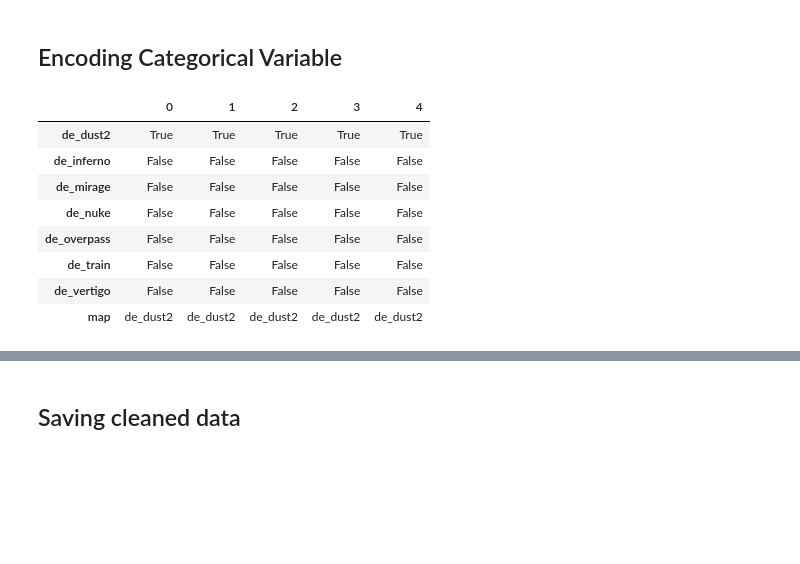
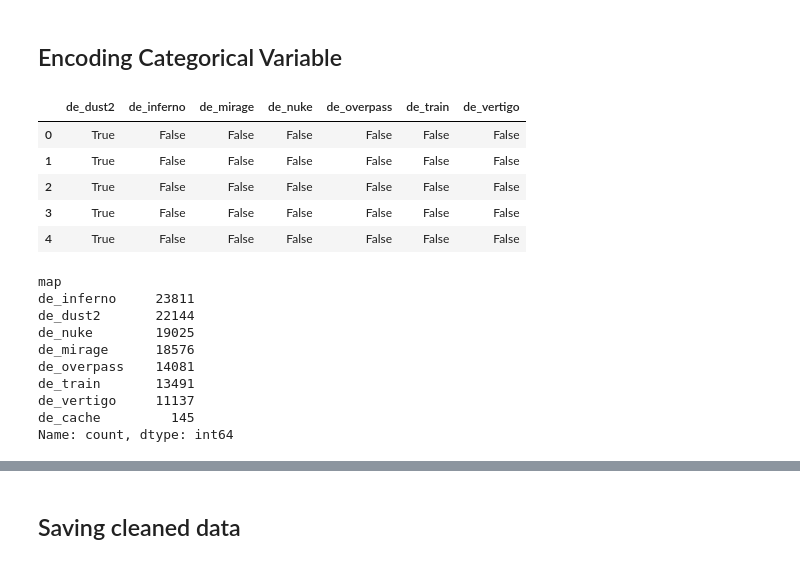
Before and after one commit to devfernandoa/CSRoundPrediction, a Jupyter notebook: notebooks/02_analysis.ipynb, the cells around one changed output, grey strips where cells are left out. Drawn from its saved outputs; the diff is of its cells as text; code cells hidden in the pictures; blank space fills up the shorter version.

```diff
--- a/notebooks/02_analysis.ipynb
+++ b/notebooks/02_analysis.ipynb
@@ -287,20 +287,30 @@ This is a pretty tough one to just understand without reading a lot, but here we
 # %%
 model_data = data.copy()
 
 original_data = model_data['map']
 encoded_data = pd.get_dummies(original_data, drop_first=True)
 
 aux_dataframe = encoded_data
-aux_dataframe['map'] = original_data.copy()
 
-aux_dataframe.head().transpose()
+aux_dataframe.head()
 # %% [output]
-|  | 0 | 1 | 2 | 3 | 4 |
-| de_dust2 | True | True | True | True | True |
-| de_inferno | False | False | False | False | False |
-| de_mirage | False | False | False | False | False |
-| de_nuke | False | False | False | False | False |
-| de_overpass | False | False | False | False | False |
-| de_train | False | False | False | False | False |
-| de_vertigo | False | False | False | False | False |
-| map | de_dust2 | de_dust2 | de_dust2 | de_dust2 | de_dust2 |
+|  | de_dust2 | de_inferno | de_mirage | de_nuke | de_overpass | de_train | de_vertigo |
+| 0 | True | False | False | False | False | False | False |
+| 1 | True | False | False | False | False | False | False |
+| 2 | True | False | False | False | False | False | False |
+| 3 | True | False | False | False | False | False | False |
+| 4 | True | False | False | False | False | False | False |
+# %%
+model_data = pd.concat([model_data, encoded_data], axis=1)
+print(model_data['map'].value_counts())
+# %% [output]
+map
+de_inferno     23811
+de_dust2       22144
+de_nuke        19025
+de_mirage      18576
+de_overpass    14081
+de_train       13491
+de_vertigo     11137
+de_cache         145
+Name: count, dtype: int64
```
Also changed, not shown: parts of 5 cells of this notebook, 2 other files.
